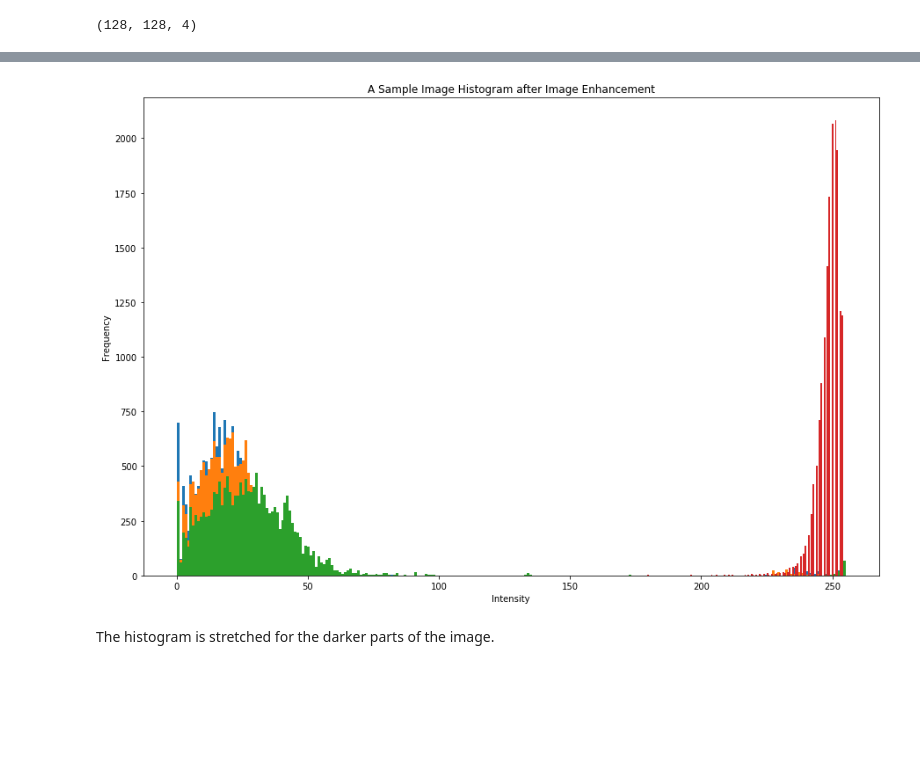
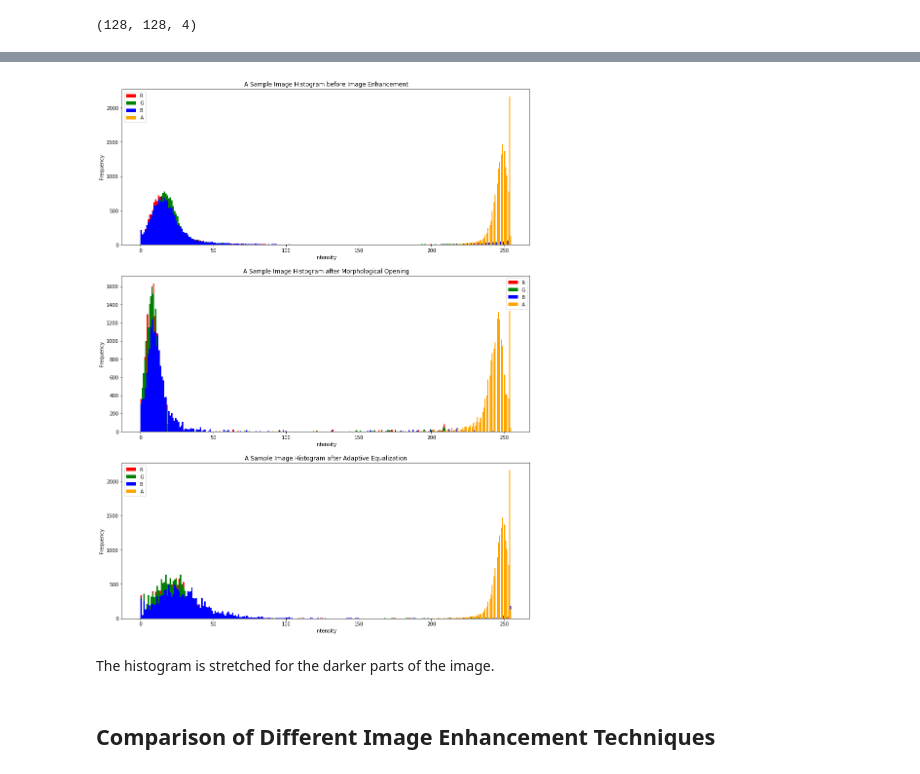
Before and after one commit to tkokkeng/KE5108-Image-Augmentation-using-GAN, a Jupyter notebook: ImageAugment6.enhance.ipynb, the cells around one changed output, grey strips where cells are left out. Drawn from its saved outputs; the diff is of its cells as text; code cells hidden in the pictures; blank space fills up the shorter version.

```diff
--- a/ImageAugment6.enhance.ipynb
+++ b/ImageAugment6.enhance.ipynb
@@ -136,14 +143,41 @@ plt.show()
-# %%
-plt.figure(figsize=(15, 10), facecolor='white')
-plt.hist(processed_image_list[0][1][:, :, 0].flatten(), 256)
-plt.hist(processed_image_list[0][1][:, :, 1].flatten(), 256)
-plt.hist(processed_image_list[0][1][:, :, 2].flatten(), 256)
-plt.hist(processed_image_list[0][1][:, :, 3].flatten(), 256)
-plt.xlabel('Intensity')
-plt.ylabel('Frequency')
-plt.title('A Sample Image Histogram after Image Enhancement')
-plt.show()
-# %% [output]
-[figure, removed]
+# %%
+opened = opening(image_list[0][1], selem)
+
+plt.figure(figsize=(15, 20), facecolor='white')
+
+plt.subplot(311)
+plt.hist(image_list[0][1][:, :, 0].flatten(), 256, label='R', color='red')
+plt.hist(image_list[0][1][:, :, 1].flatten(), 256, label='G', color='green')
+plt.hist(image_list[0][1][:, :, 2].flatten(), 256, label='B', color='blue')
+plt.hist(image_list[0][1][:, :, 3].flatten(), 256, label='A', color='orange')
+plt.legend()
+plt.xlabel('Intensity')
+plt.ylabel('Frequency')
+plt.title('A Sample Image Histogram before Image Enhancement')
+
+plt.subplot(312)
+plt.hist(opened[:, :, 0].flatten(), 256, label='R', color='red')
+plt.hist(opened[:, :, 1].flatten(), 256, label='G', color='green')
+plt.hist(opened[:, :, 2].flatten(), 256, label='B', color='blue')
+plt.hist(opened[:, :, 3].flatten(), 256, label='A', color='orange')
+plt.legend()
+plt.xlabel('Intensity')
+plt.ylabel('Frequency')
+plt.title('A Sample Image Histogram after Morphological Opening')
+
+plt.subplot(313)
+plt.hist(processed_image_list[0][1][:, :, 0].flatten(), 256, label='R', color='red')
+plt.hist(processed_image_list[0][1][:, :, 1].flatten(), 256, label='G', color='green')
+plt.hist(processed_image_list[0][1][:, :, 2].flatten(), 256, label='B', color='blue')
+plt.hist(processed_image_list[0][1][:, :, 3].flatten(), 256, label='A', color='orange')
+plt.legend()
+plt.xlabel('Intensity')
+plt.ylabel('Frequency')
+plt.title('A Sample Image Histogram after Adaptive Equalization')
+plt.show()
+# %% [output]
+[figure, added]
 # %% [markdown]
 The histogram is stretched for the darker parts of the image.
+# %% [markdown]
+## Comparison of Different Image Enhancement Techniques
```
Also changed, not shown: parts of 11 cells of this notebook.
